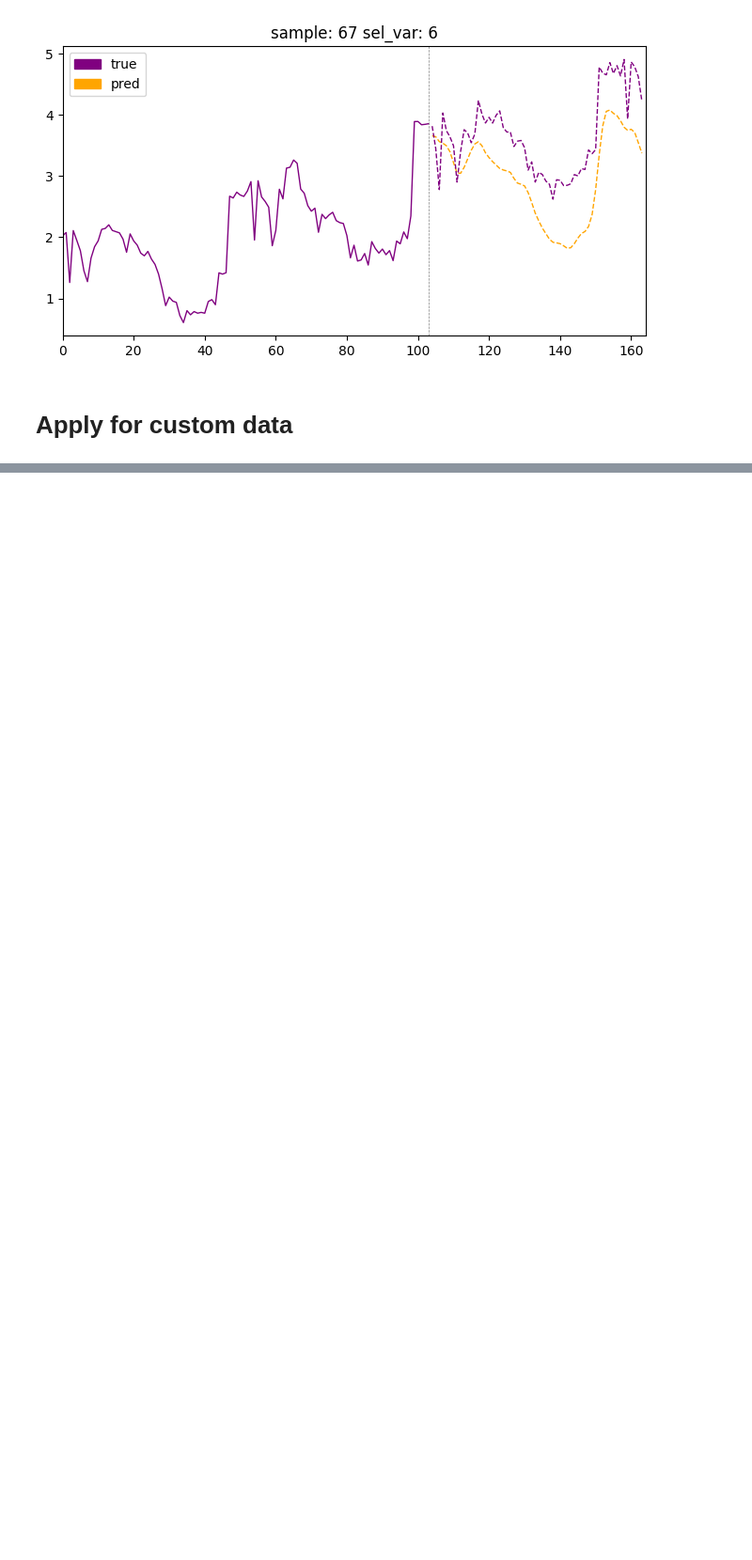
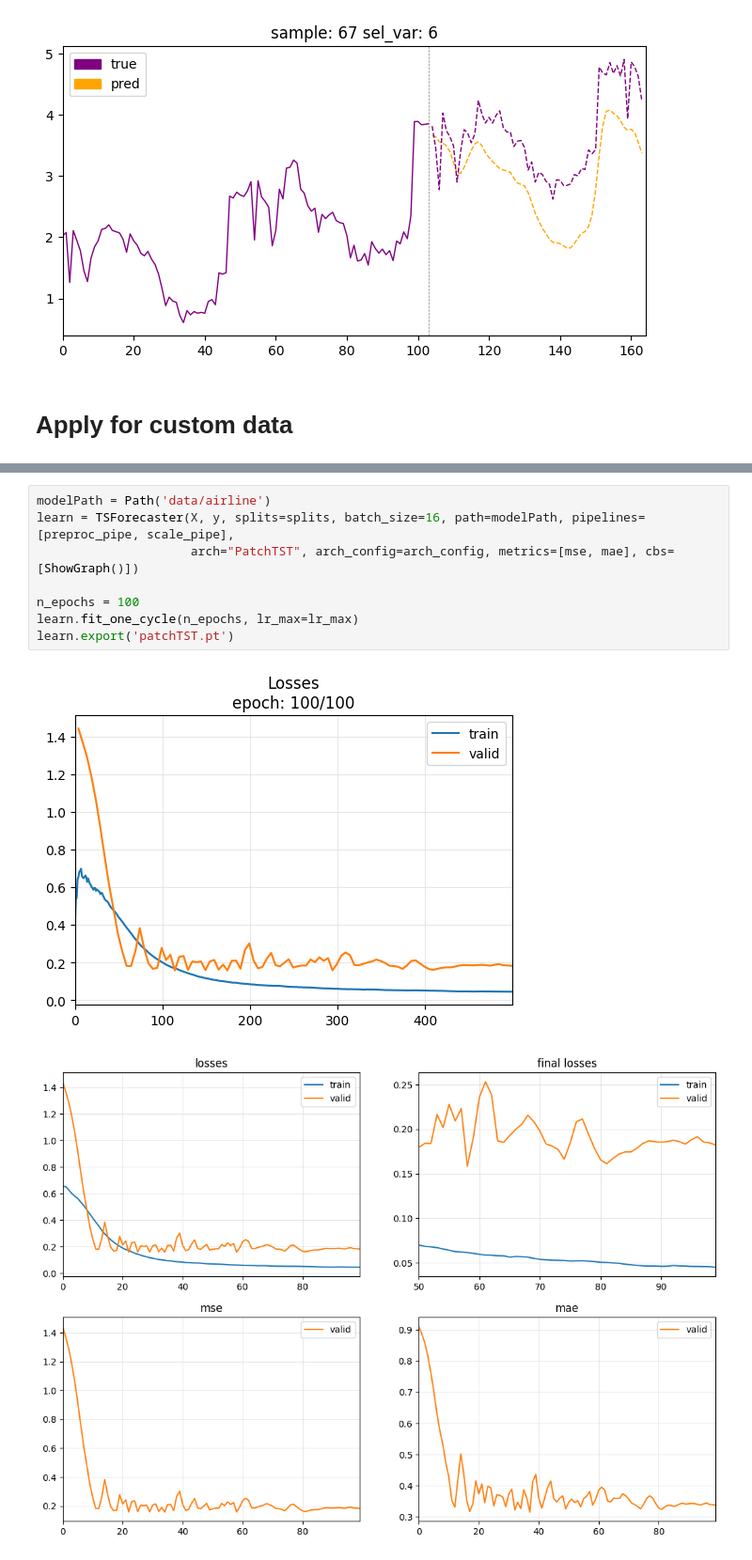
Before and after one commit to ginofft/TimeSeriesAnalysis, a Jupyter notebook: playground.ipynb, the cells around one changed output, grey strips where cells are left out. Shown at 94% size. Cells and saved outputs as stored; diff of their text form; blank space fills up the shorter version.

```diff
--- a/playground.ipynb
+++ b/playground.ipynb
@@ -296,0 +404,11 @@ Final memory usage  : 1.53 KB    (-35.5%)
+# %%
+modelPath = Path('data/airline')
+learn = TSForecaster(X, y, splits=splits, batch_size=16, path=modelPath, pipelines=[preproc_pipe, scale_pipe],
+                     arch="PatchTST", arch_config=arch_config, metrics=[mse, mae], cbs=[ShowGraph()])
+
+n_epochs = 100
+learn.fit_one_cycle(n_epochs, lr_max=lr_max)
+learn.export('patchTST.pt')
+# %% [output]
+[figure, added]
+[figure, added]
```
Also changed, not shown: parts of 17 cells of this notebook, 4 other files.
